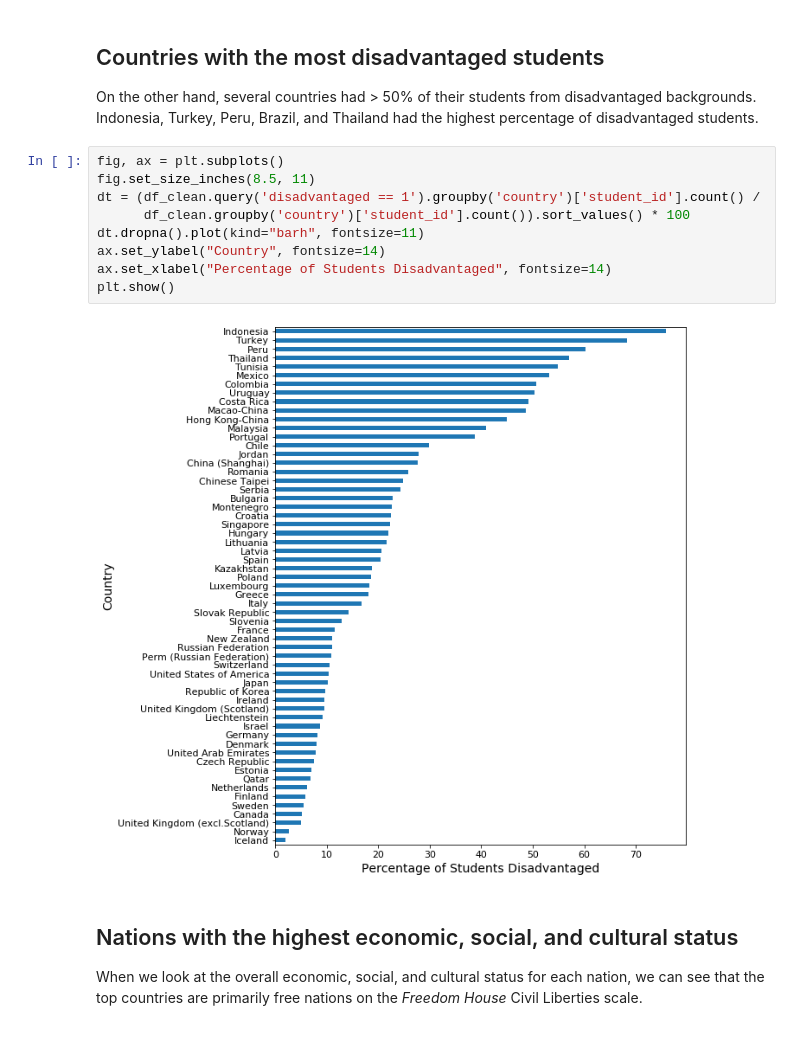
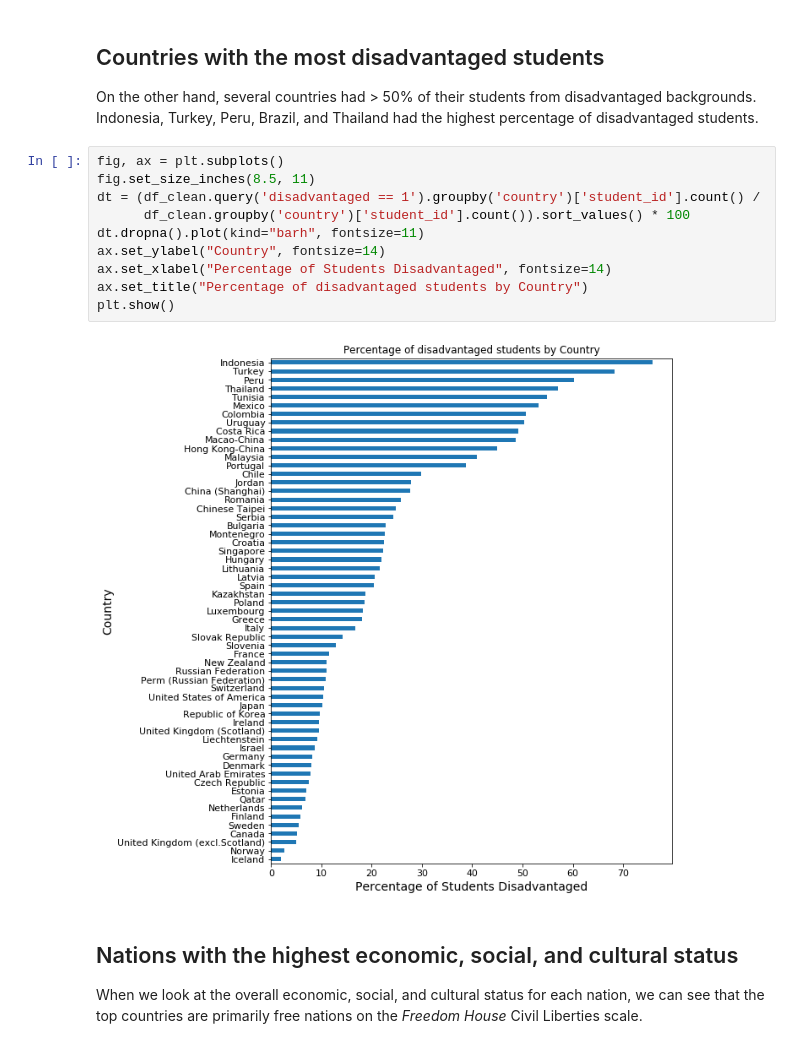
Before and after one commit to att9992/Data-Analyst-Projects, a Jupyter notebook: Project 5 PISA/PISA_presentation.ipynb, the cells around one changed output. Drawn from its saved outputs; the diff is of its cells as text.

```diff
--- a/Project 5 PISA/PISA_presentation.ipynb
+++ b/Project 5 PISA/PISA_presentation.ipynb
@@ -50,14 +51,15 @@ On the other hand, several countries had > 50% of their students from disadvanta
 # %%
 fig, ax = plt.subplots()
 fig.set_size_inches(8.5, 11)
 dt = (df_clean.query('disadvantaged == 1').groupby('country')['student_id'].count() /
       df_clean.groupby('country')['student_id'].count()).sort_values() * 100
 dt.dropna().plot(kind="barh", fontsize=11)
 ax.set_ylabel("Country", fontsize=14)
 ax.set_xlabel("Percentage of Students Disadvantaged", fontsize=14)
+ax.set_title("Percentage of disadvantaged students by Country")
 plt.show()
 # %% [output]
-[figure, old version]
+[figure, new version]
 # %% [markdown]
 ## Nations with the highest economic, social, and cultural status
 
```
Also changed, not shown: parts of 5 cells of this notebook, 3 other files.
